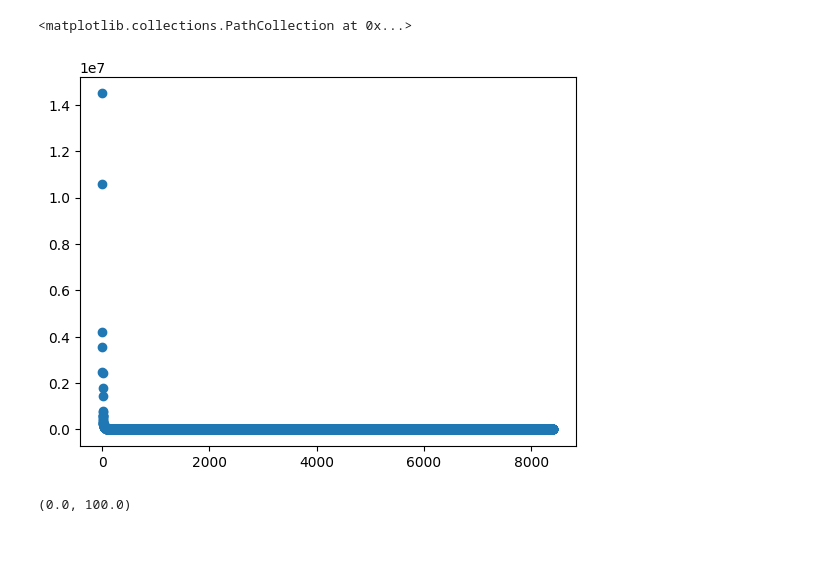
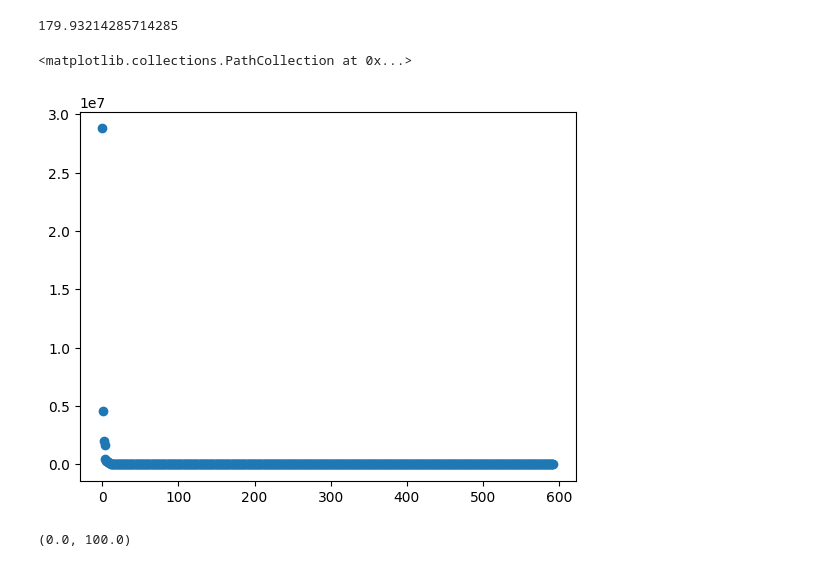
Before and after one commit to Iddmeister/EveryPWord, a Jupyter notebook: scripts/stats.ipynb, the cells around one changed output. Cells and saved outputs as stored; diff of their text form; code cells hidden in the pictures.

```diff
--- a/scripts/stats.ipynb
+++ b/scripts/stats.ipynb
@@ -15,22 +15,23 @@ df[df.apply(f, axis=1)]["freq"].mean()
 
 df["letter"] = df.apply(letterCol, axis=1)
 # %%
-import matplotlib.pyplot as plt
+import matplotlib.pyplot as plty
 
-a = df[df["letter"] == "a"]
+a = df[df["letter"] == "y"]
 
 # a = a[a["freq"] < 1000]
 
-print(a[a["freq"] < 1000]["freq"].mean())
+print(a[(a["freq"] < 1000) & (a["freq"] > 10)]["freq"].mean())
 
 # plt.hist(a[a["freq"] < 1000]["freq"], bins=100)
 
 plt.scatter(range(len(a["freq"])), a["freq"])
 
 # plt.hist(a["freq"], bins=10)
 # %% [output]
-<matplotlib.collections.PathCollection at 0x...>
+179.93214285714285
+<matplotlib.collections.PathCollection at 0x...>
-[figure, old version]
+[figure, new version]
 # %%
 sampled_df = df.sample(frac=1, random_state=42).reset_index(drop=True)
 
```
Also changed, not shown: 6 other files.
